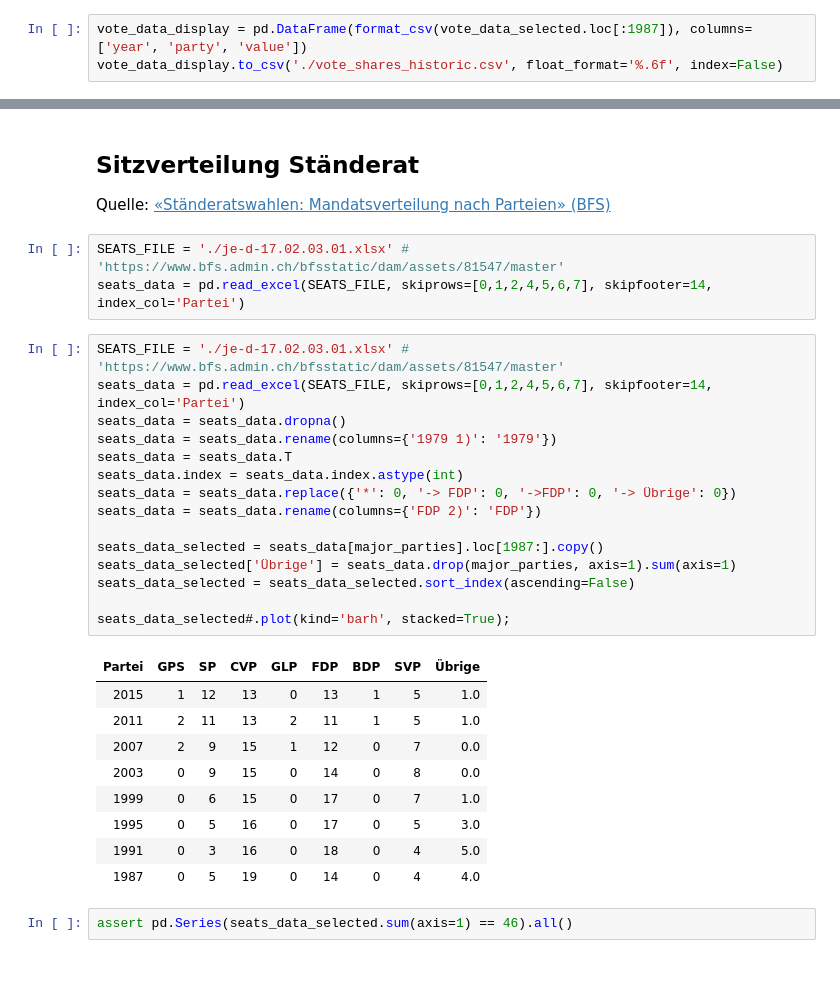
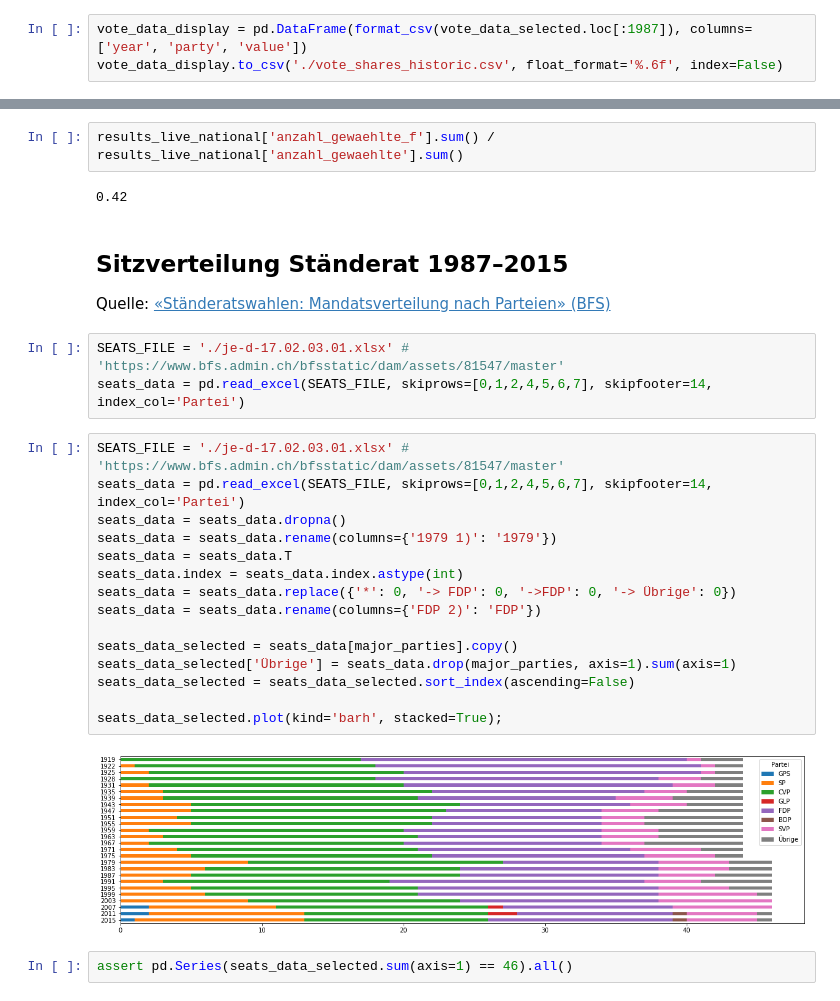
Before and after one commit to republik/dossier-eidgenoessische-wahlen-2019, a Jupyter notebook: data/Dossier Wahlen 2019.ipynb, the cells around one changed output, grey strips where cells are left out. Cells and saved outputs as stored; diff of their text form; blank space fills up the shorter version.

```diff
--- a/data/Dossier Wahlen 2019.ipynb
+++ b/data/Dossier Wahlen 2019.ipynb
@@ -49,5 +79,9 @@ vote_data_display.to_csv('./vote_shares_historic.csv', float_format='%.6f', inde
+# %%
+results_live_national['anzahl_gewaehlte_f'].sum() / results_live_national['anzahl_gewaehlte'].sum()
+# %% [output]
+0.42
 # %% [markdown]
-## Sitzverteilung Ständerat
+## Sitzverteilung Ständerat 1987–2015
 
 Quelle: [«Ständeratswahlen: Mandatsverteilung nach Parteien» (BFS)](https://www.bfs.admin.ch/bfs/de/home/statistiken/politik/wahlen/staenderatswahlen.assetdetail.81547.html)
 # %%
@@ -56,28 +90,20 @@ seats_data = pd.read_excel(SEATS_FILE, skiprows=[0,1,2,4,5,6,7], skipfooter=14,
 # %%
 SEATS_FILE = './je-d-17.02.03.01.xlsx' # 'https://www.bfs.admin.ch/bfsstatic/dam/assets/81547/master'
 seats_data = pd.read_excel(SEATS_FILE, skiprows=[0,1,2,4,5,6,7], skipfooter=14, index_col='Partei')
 seats_data = seats_data.dropna()
 seats_data = seats_data.rename(columns={'1979 1)': '1979'})
 seats_data = seats_data.T
 seats_data.index = seats_data.index.astype(int)
 seats_data = seats_data.replace({'*': 0, '-> FDP': 0, '->FDP': 0, '-> Übrige': 0})
 seats_data = seats_data.rename(columns={'FDP 2)': 'FDP'})
 
-seats_data_selected = seats_data[major_parties].loc[1987:].copy()
+seats_data_selected = seats_data[major_parties].copy()
 seats_data_selected['Übrige'] = seats_data.drop(major_parties, axis=1).sum(axis=1)
 seats_data_selected = seats_data_selected.sort_index(ascending=False)
 
-seats_data_selected#.plot(kind='barh', stacked=True);
+seats_data_selected.plot(kind='barh', stacked=True);
 # %% [output]
-| Partei | GPS | SP | CVP | GLP | FDP | BDP | SVP | Übrige |
-| 2015 | 1 | 12 | 13 | 0 | 13 | 1 | 5 | 1.0 |
-| 2011 | 2 | 11 | 13 | 2 | 11 | 1 | 5 | 1.0 |
-| 2007 | 2 | 9 | 15 | 1 | 12 | 0 | 7 | 0.0 |
-| 2003 | 0 | 9 | 15 | 0 | 14 | 0 | 8 | 0.0 |
-| 1999 | 0 | 6 | 15 | 0 | 17 | 0 | 7 | 1.0 |
-| 1995 | 0 | 5 | 16 | 0 | 17 | 0 | 5 | 3.0 |
-| 1991 | 0 | 3 | 16 | 0 | 18 | 0 | 4 | 5.0 |
-| 1987 | 0 | 5 | 19 | 0 | 14 | 0 | 4 | 4.0 |
+[figure, added]
 # %%
 assert pd.Series(seats_data_selected.sum(axis=1) == 46).all()
 # %%
```
Also changed, not shown: parts of 19 cells of this notebook, 2 other files.
